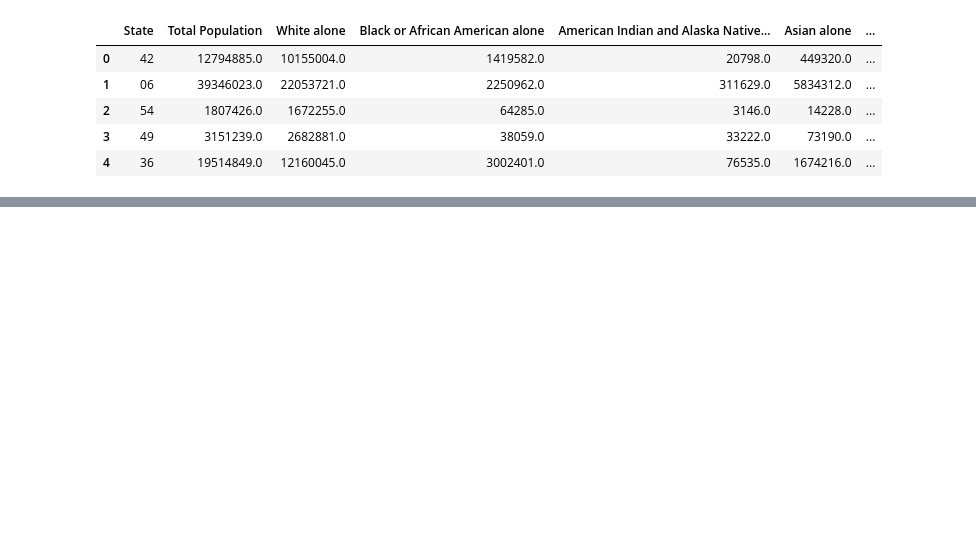
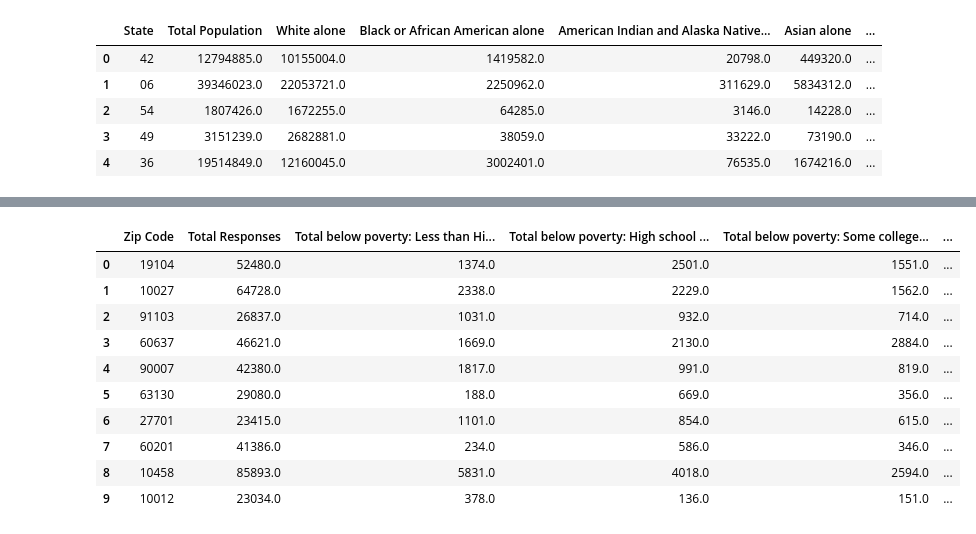
Before and after one commit to OP78142/proj-1-g4, a Jupyter notebook: ProjectWork.ipynb, the cells around one changed output, grey strips where cells are left out. Saved outputs shown, nothing was run; the diff lists cells and outputs as text; code cells hidden in the pictures; blank space fills up the shorter version.

```diff
--- a/ProjectWork.ipynb
+++ b/ProjectWork.ipynb
@@ -203,0 +277,69 @@ census_pd_povRace.sample(25, random_state=100)
+# %%
+census_data_povGender_Highest = c.acs5.get(("B17003_004E","B17003_005E","B17003_006E","B17003_007E","B17003_009E","B17003_010E",
+						  "B17003_011E","B17003_012E","B17003_015E","B17003_016E","B17003_017E","B17003_018E","B17003_020E",
+						  "B17003_021E","B17003_022E","B17003_023E","B01003_001E"), {"for": "zip code tabulation area:60637,10027,60201,10012,90007,19104,27701,63130,10458,91103"})
+census_pd_povGender_Highest = pd.DataFrame(census_data_povGender_Highest)
+
+
+
+census_pd_povGender_Highest = census_pd_povGender_Highest.rename(columns={"B17003_004E":"Male Below Poverty: Less than high school graduate",
+									"B17003_005E":"Male Below Poverty: High school graduate (includes equivalency)",
+									"B17003_006E":"Male Below Poverty: Some college, associate's degree",
+									"B17003_007E":"Male Below Poverty: Bachelor's degree or higher",
+									"B17003_009E":"Female Below Poverty: Less than high school graduate",
+									"B17003_010E":"Female Below Poverty: High school graduate (includes equivalency)",
+									"B17003_011E":"Female Below Poverty: Some college, associate's degree",
+									"B17003_012E":"Female Below Poverty: Bachelor's degree or higher",
+									"B17003_015E":"Male Above Poverty: Less than high school graduate",
+									"B17003_016E":"Male Above Poverty: High school graduate (includes equivalency)",
+									"B17003_017E":"Male Above Poverty: Some college, associate's degree",
+									"B17003_018E":"Male Above Poverty: Bachelor's degree or higher",
+									"B17003_020E":"Female Above Poverty: Less than high school graduate",
+									"B17003_021E":"Female Above Poverty: High school graduate (includes equivalency)",
+									"B17003_022E":"Female Above Poverty: Some college, associate's degree",
+									"B17003_023E":"Female Above Poverty: Bachelors degree or higher",
+                                     "zip code tabulation area":"Zip Code",
+                                     "B01003_001E": "Total Responses" })
+census_pd_povGender_Highest['Total below poverty: Less than High School Graduate'] = (census_pd_povGender_Highest["Male Below Poverty: Less than high school graduate"]
+         + census_pd_povGender_Highest["Female Below Poverty: Less than high school graduate"])
+census_pd_povGender_Highest['Total below poverty: High school graduate (includes equivalency)'] = (census_pd_povGender_Highest["Male Below Poverty: High school graduate (includes equivalency)"]
+         + census_pd_povGender_Highest["Female Below Poverty: High school graduate (includes equivalency)"])
+census_pd_povGender_Highest["Total below poverty: Some college, associate's degree"] = (census_pd_povGender_Highest["Male Below Poverty: Some college, associate's degree"]
+         + census_pd_povGender_Highest["Female Below Poverty: Some college, associate's degree"])
+census_pd_povGender_Highest["Total below poverty: Some college, Bachelor's degree or higher"] = (census_pd_povGender_Highest["Male Below Poverty: Bachelor's degree or higher"]
+         + census_pd_povGender_Highest["Female Below Poverty: Bachelor's degree or higher"])
+
+census_pd_povGender_Highest['Total Above poverty: Less than High School Graduate'] = (census_pd_povGender_Highest["Male Above Poverty: Less than high school graduate"]
+         + census_pd_povGender_Highest["Female Above Poverty: Less than high school graduate"])
+census_pd_povGender_Highest['Total Above poverty: High school graduate (includes equivalency)'] = (census_pd_povGender_Highest["Male Above Poverty: High school graduate (includes equivalency)"]
+         + census_pd_povGender_Highest["Female Above Poverty: High school graduate (includes equivalency)"])
+census_pd_povGender_Highest["Total Above poverty: Some college, associate's degree"] = (census_pd_povGender_Highest["Male Above Poverty: Some college, associate's degree"]
+         + census_pd_povGender_Highest["Female Above Poverty: Some college, associate's degree"])
+census_pd_povGender_Highest["Total Above poverty: Some college, Bachelor's degree or higher"] = (census_pd_povGender_Highest["Male Above Poverty: Bachelor's degree or higher"]
+         + census_pd_povGender_Highest["Female Above Poverty: Bachelors degree or higher"])
+
+census_pd_povGender_Highest = census_pd_povGender_Highest[[
+"Zip Code","Total Responses",
+'Total below poverty: Less than High School Graduate',
+'Total below poverty: High school graduate (includes equivalency)',
+"Total below poverty: Some college, associate's degree",
+"Total below poverty: Some college, Bachelor's degree or higher",
+'Total Above poverty: Less than High School Graduate',
+'Total Above poverty: High school graduate (includes equivalency)',
+"Total Above poverty: Some college, associate's degree",
+"Total Above poverty: Some college, Bachelor's degree or higher"
+]]
+
+census_pd_povGender_Highest
+# %% [output]
+|  | Zip Code | Total Responses | Total below poverty: Less than Hi... | Total below poverty: High school ... | Total below poverty: Some college... | ... |
+| 0 | 19104 | 52480.0 | 1374.0 | 2501.0 | 1551.0 | ... |
+| 1 | 10027 | 64728.0 | 2338.0 | 2229.0 | 1562.0 | ... |
+| 2 | 91103 | 26837.0 | 1031.0 | 932.0 | 714.0 | ... |
+| 3 | 60637 | 46621.0 | 1669.0 | 2130.0 | 2884.0 | ... |
+| 4 | 90007 | 42380.0 | 1817.0 | 991.0 | 819.0 | ... |
+| 5 | 63130 | 29080.0 | 188.0 | 669.0 | 356.0 | ... |
+| 6 | 27701 | 23415.0 | 1101.0 | 854.0 | 615.0 | ... |
+| 7 | 60201 | 41386.0 | 234.0 | 586.0 | 346.0 | ... |
+| 8 | 10458 | 85893.0 | 5831.0 | 4018.0 | 2594.0 | ... |
+| 9 | 10012 | 23034.0 | 378.0 | 136.0 | 151.0 | ... |
```
Also changed, not shown: parts of 16 cells of this notebook.
